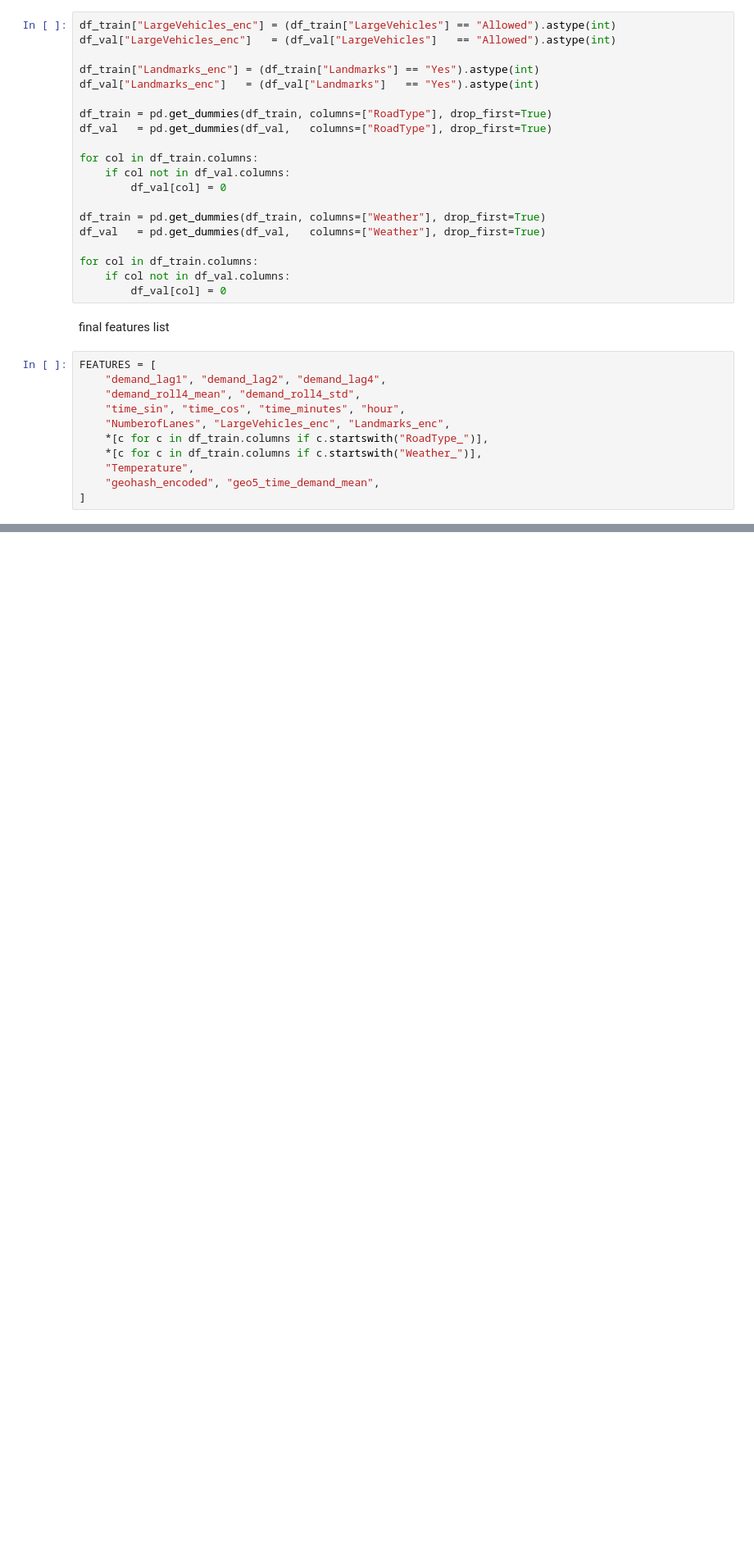
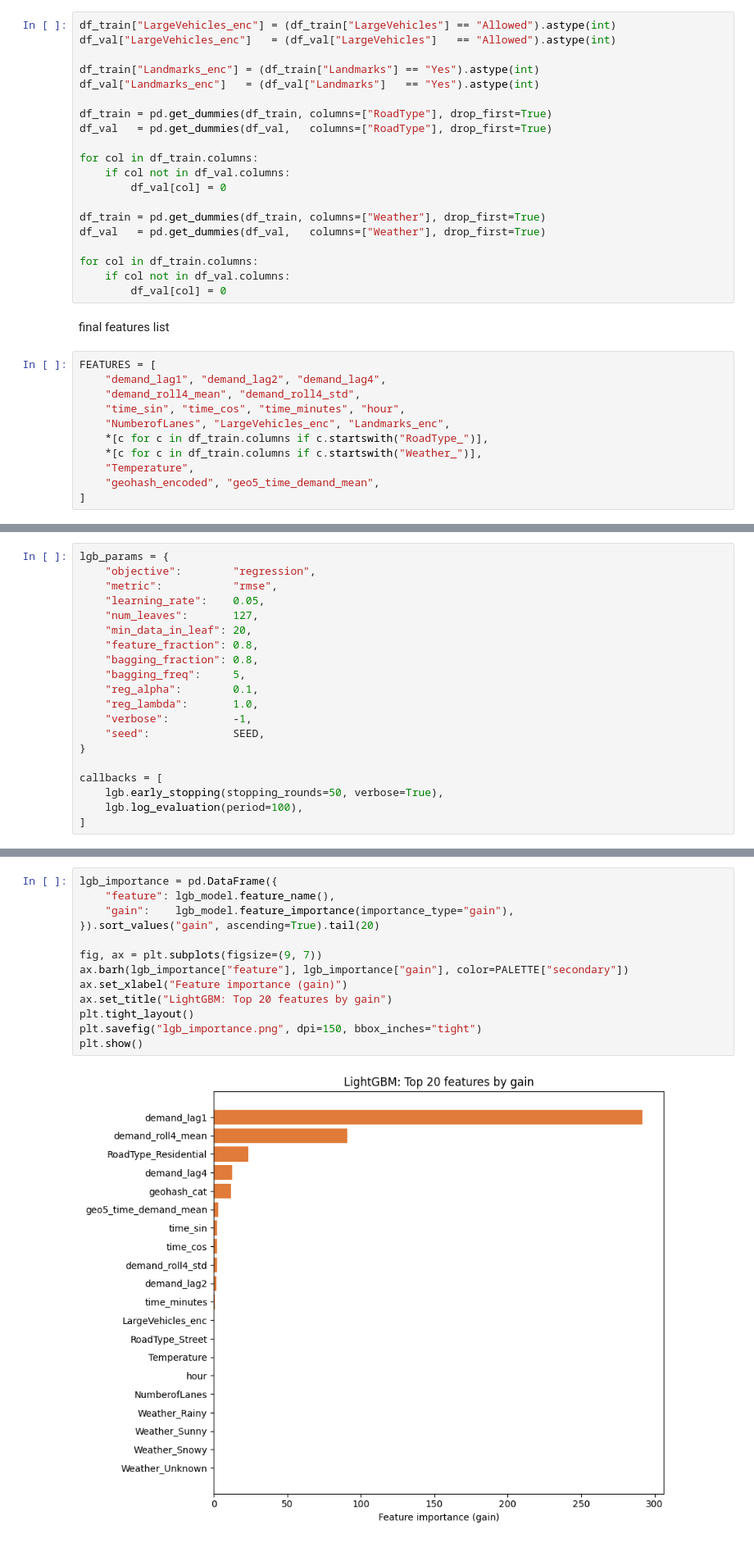
Before and after one commit to Eros483/flipkart-hack, a Jupyter notebook: clean.ipynb, the cells around one changed output, grey strips where cells are left out. Shown at 82% size. Cells and saved outputs as stored; diff of their text form; blank space fills up the shorter version.

```diff
--- a/clean.ipynb
+++ b/clean.ipynb
@@ -817,0 +1058,20 @@ AssertionError: Missing features: ['demand_lag4']
+# %%
+lgb_params = {
+    "objective":        "regression",
+    "metric":           "rmse",
+    "learning_rate":    0.05,
+    "num_leaves":       127,
+    "min_data_in_leaf": 20,
+    "feature_fraction": 0.8,
+    "bagging_fraction": 0.8,
+    "bagging_freq":     5,
+    "reg_alpha":        0.1,
+    "reg_lambda":       1.0,
+    "verbose":          -1,
+    "seed":             SEED,
+}
+
+callbacks = [
+    lgb.early_stopping(stopping_rounds=50, verbose=True),
+    lgb.log_evaluation(period=100),
+]
@@ -817,0 +1117,15 @@ AssertionError: Missing features: ['demand_lag4']
+# %%
+lgb_importance = pd.DataFrame({
+    "feature": lgb_model.feature_name(),
+    "gain":    lgb_model.feature_importance(importance_type="gain"),
+}).sort_values("gain", ascending=True).tail(20)
+
+fig, ax = plt.subplots(figsize=(9, 7))
+ax.barh(lgb_importance["feature"], lgb_importance["gain"], color=PALETTE["secondary"])
+ax.set_xlabel("Feature importance (gain)")
+ax.set_title("LightGBM: Top 20 features by gain")
+plt.tight_layout()
+plt.savefig("lgb_importance.png", dpi=150, bbox_inches="tight")
+plt.show()
+# %% [output]
+[figure, added]
```
Also changed, not shown: parts of 70 cells of this notebook.
